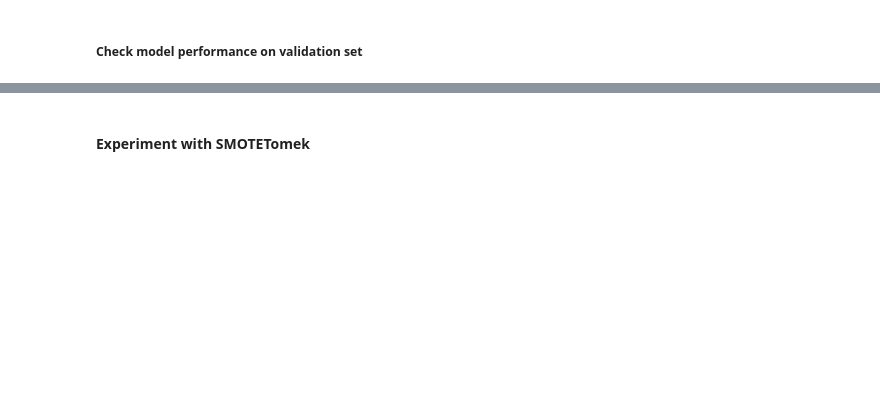
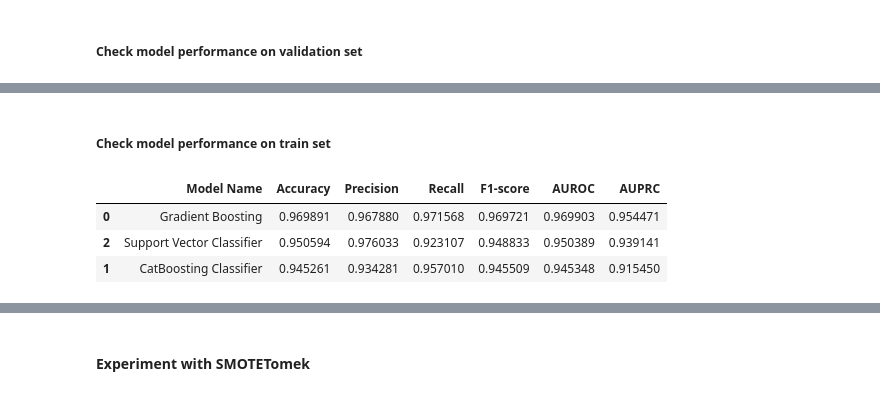
Before and after one commit to wanyingng/visa-approval-prediction, a Jupyter notebook: notebook/model_training.ipynb, the cells around one changed output, grey strips where cells are left out. Cells and saved outputs as stored; diff of their text form; code cells hidden in the pictures; blank space fills up the shorter version.

```diff
--- a/notebook/model_training.ipynb
+++ b/notebook/model_training.ipynb
@@ -1206,0 +1316,16 @@ val_perf_report_ada
+# %%
+models_param_ada = {}
+for name, model, params in models_grid:
+    random_obj = RandomizedSearchCV(estimator=model,
+                                    param_distributions=params,
+                                    n_iter=100,
+                                    cv=3,
+                                    verbose=2,
+                                    n_jobs=-1)
+
+    random_obj.fit(X_train_ada, y_train_ada)
+    models_param_ada[name] = random_obj.best_params_
+
+for model_name in models_param_ada:
+    print(f'\nBest parameters for {model_name}:')
+    print(models_param_ada[model_name])
@@ -1206,0 +1345,19 @@ val_perf_report_ada
+# %%
+selected_models = {
+    'Gradient Boosting': GradientBoostingClassifier(**models_param_ada['Gradient Boosting'], random_state=42),
+    'CatBoosting Classifier': CatBoostClassifier(**models_param_ada['CatBoosting Classifier'], random_state=42, verbose=False),
+    'Support Vector Classifier': SVC(**models_param_ada['Support Vector Classifier'], random_state=42)
+}
+
+tuned_train_perf_report_ada, tuned_val_perf_report_ada = evaluate_models(X_train=X_train_ada, y_train=y_train_ada,
+                                                                 X_val=X_val, y_val=y_val,
+                                                                 models=selected_models)
+# %% [markdown]
+##### Check model performance on train set
+# %%
+tuned_train_perf_report_ada
+# %% [output]
+|  | Model Name | Accuracy | Precision | Recall | F1-score | AUROC | AUPRC |
+| 0 | Gradient Boosting | 0.969891 | 0.967880 | 0.971568 | 0.969721 | 0.969903 | 0.954471 |
+| 2 | Support Vector Classifier | 0.950594 | 0.976033 | 0.923107 | 0.948833 | 0.950389 | 0.939141 |
+| 1 | CatBoosting Classifier | 0.945261 | 0.934281 | 0.957010 | 0.945509 | 0.945348 | 0.915450 |
```
Also changed, not shown: parts of 64 cells of this notebook.
